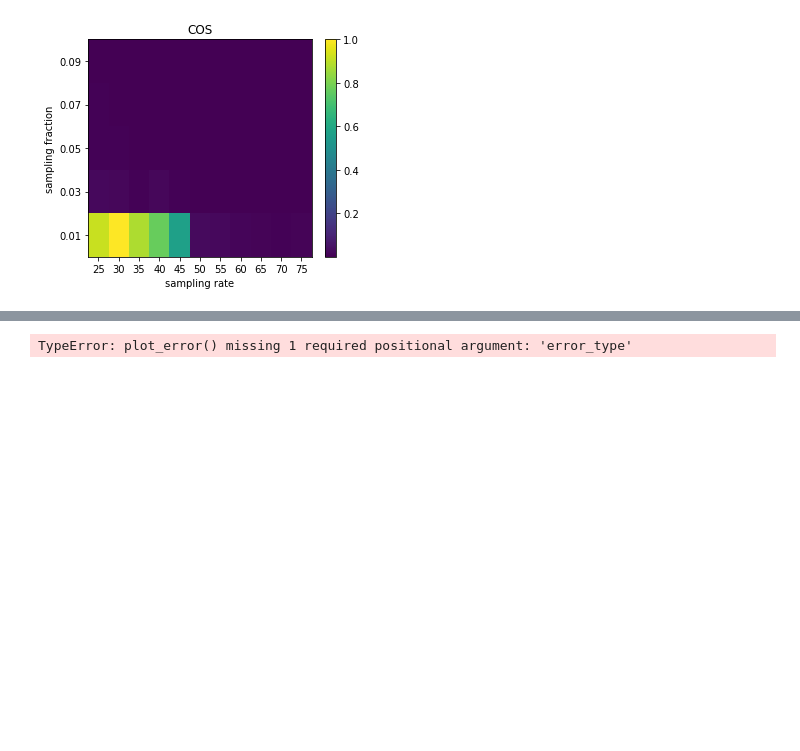
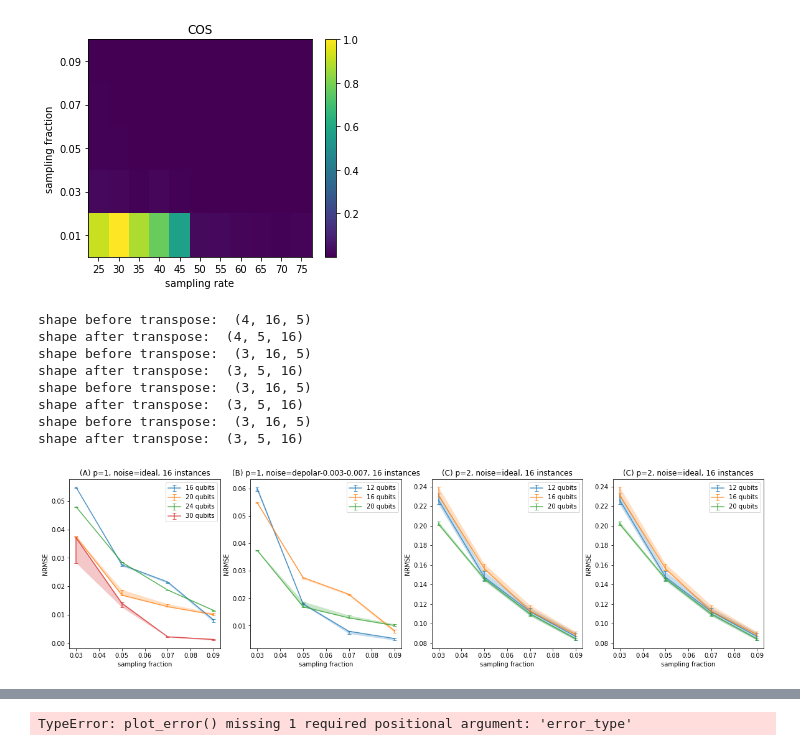
Before and after one commit to kunliu7/oscar, a Jupyter notebook: vis_figs_section4_recon_error.ipynb, the cells around one changed output, grey strips where cells are left out. Drawn from its saved outputs; the diff is of its cells as text; code cells hidden in the pictures; blank space fills up the shorter version.

Commit message:
feat: vis ABCD data

```diff
--- a/vis_figs_section4_recon_error.ipynb
+++ b/vis_figs_section4_recon_error.ipynb
@@ -158,2 +171,32 @@ def vis_maxcut(p: int, noise: str, error_type: str):
+# %%
+fig, axes = plt.subplots(1, 4, figsize=(20, 5))
+
+# Sec4A, ideal, p=1
+vis_maxcut(axes[0], p=1, noise="ideal", error_type="NRMSE")
+
+# Sec4B, noisy, p=1
+vis_maxcut(axes[1], p=1, noise="depolar-0.003-0.007", error_type="NRMSE")
+
+# Sec4C, ideal, p=2
+vis_maxcut(axes[2], p=2, noise="ideal", error_type="NRMSE")
+
+# should be Sec4D, ideal, p=2
+vis_maxcut(axes[3], p=2, noise="ideal", error_type="NRMSE")
+
+for ax in axes:
+    ax.legend()
+
+plt.savefig("paper_figs/recon_error_ABCD.svg", bbox_inches="tight")
+plt.show()
+# %% [output]
+shape before transpose:  (4, 16, 5)
+shape after transpose:  (4, 5, 16)
+shape before transpose:  (3, 16, 5)
+shape after transpose:  (3, 5, 16)
+shape before transpose:  (3, 16, 5)
+shape after transpose:  (3, 5, 16)
+shape before transpose:  (3, 16, 5)
+shape after transpose:  (3, 5, 16)
+[figure, added]
 # %%
 
```
Also changed, not shown: parts of 10 cells of this notebook.
